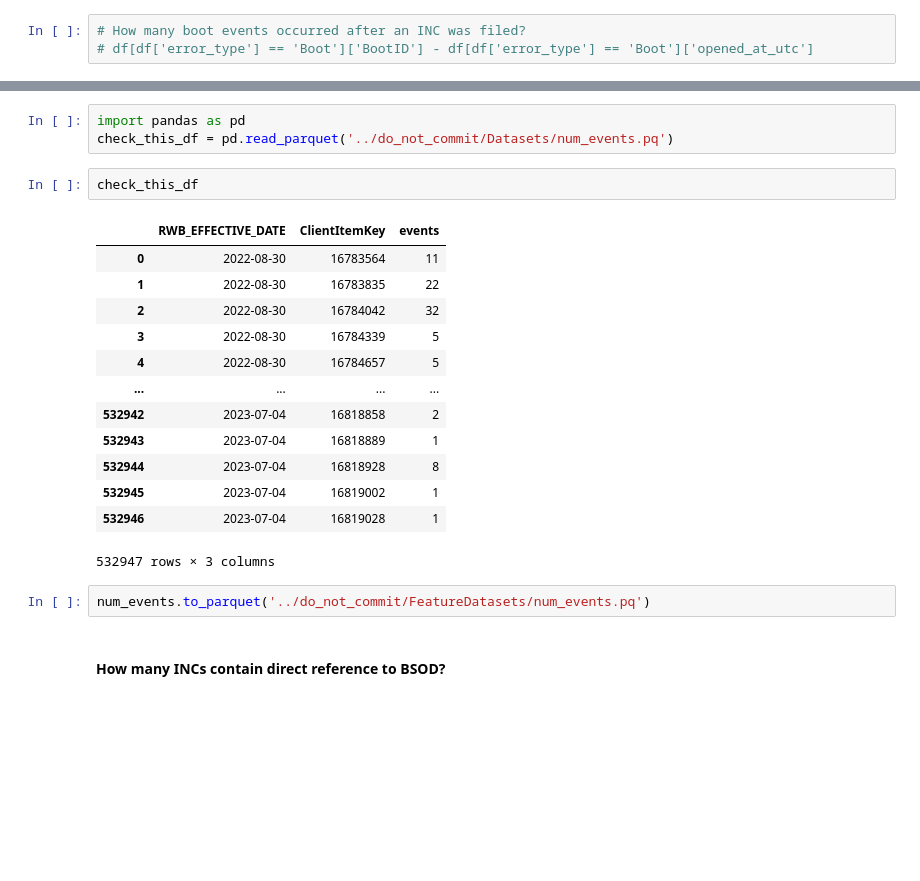
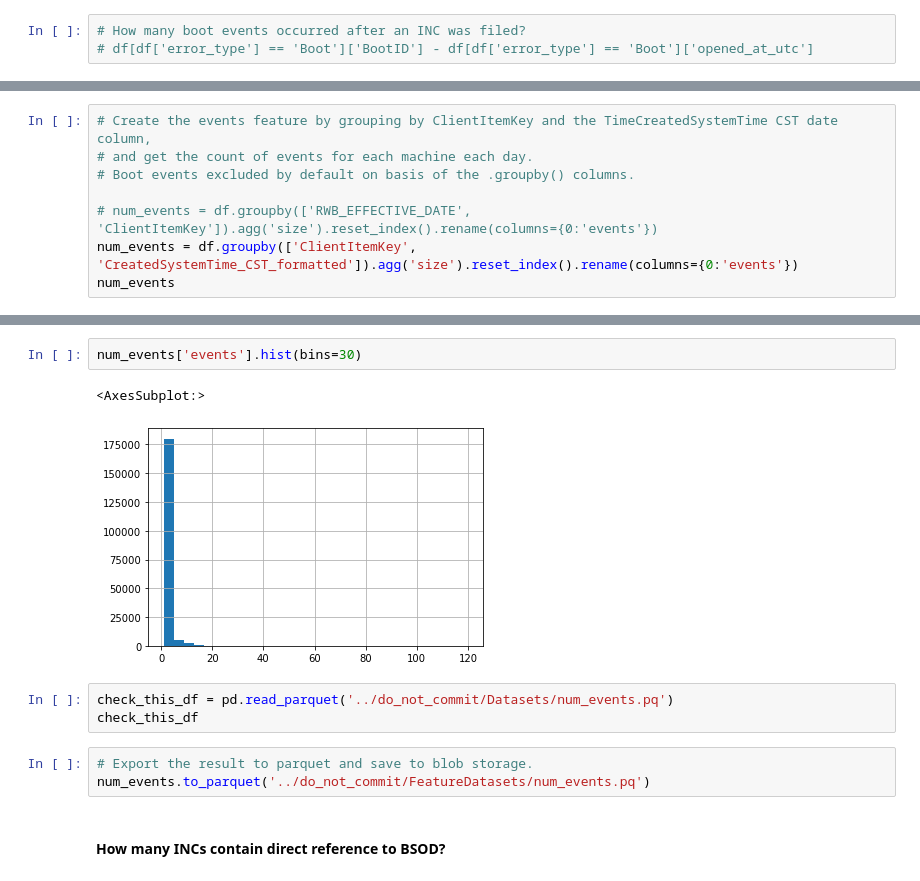
Before and after one commit to redgerly-umich/capstone_ff, a Jupyter notebook: DataCleaning/combine_4_error_types.ipynb, the cells around one changed output, grey strips where cells are left out. Saved outputs shown, nothing was run; the diff lists cells and outputs as text; blank space fills up the shorter version.

```diff
--- a/DataCleaning/combine_4_error_types.ipynb
+++ b/DataCleaning/combine_4_error_types.ipynb
@@ -535,0 +446,8 @@ num_events
+# %%
+# Create the events feature by grouping by ClientItemKey and the TimeCreatedSystemTime CST date column,
+# and get the count of events for each machine each day.
+# Boot events excluded by default on basis of the .groupby() columns.
+
+# num_events = df.groupby(['RWB_EFFECTIVE_DATE', 'ClientItemKey']).agg('size').reset_index().rename(columns={0:'events'})
+num_events = df.groupby(['ClientItemKey', 'CreatedSystemTime_CST_formatted']).agg('size').reset_index().rename(columns={0:'events'})
+num_events
@@ -536,24 +468,14 @@ num_events
+# %%
+num_events['events'].hist(bins=30)
+# %% [output]
+<AxesSubplot:>
+[figure, added]
 # %%
-import pandas as pd
 check_this_df = pd.read_parquet('../do_not_commit/Datasets/num_events.pq')
+check_this_df
-# %%
-check_this_df
-# %% [output]
-|  | RWB_EFFECTIVE_DATE | ClientItemKey | events |
-| 0 | 2022-08-30 | 16783564 | 11 |
-| 1 | 2022-08-30 | 16783835 | 22 |
-| 2 | 2022-08-30 | 16784042 | 32 |
-| 3 | 2022-08-30 | 16784339 | 5 |
-| 4 | 2022-08-30 | 16784657 | 5 |
-| ... | ... | ... | ... |
-| 532942 | 2023-07-04 | 16818858 | 2 |
-| 532943 | 2023-07-04 | 16818889 | 1 |
-| 532944 | 2023-07-04 | 16818928 | 8 |
-| 532945 | 2023-07-04 | 16819002 | 1 |
-| 532946 | 2023-07-04 | 16819028 | 1 |
-532947 rows × 3 columns
-# %%
-num_events.to_parquet('../do_not_commit/FeatureDatasets/num_events.pq')
+# %%
+# Export the result to parquet and save to blob storage.
+num_events.to_parquet('../do_not_commit/FeatureDatasets/num_events.pq')
 # %% [markdown]
 
 #### How many INCs contain direct reference to BSOD?
```
Also changed, not shown: parts of 76 cells of this notebook.
